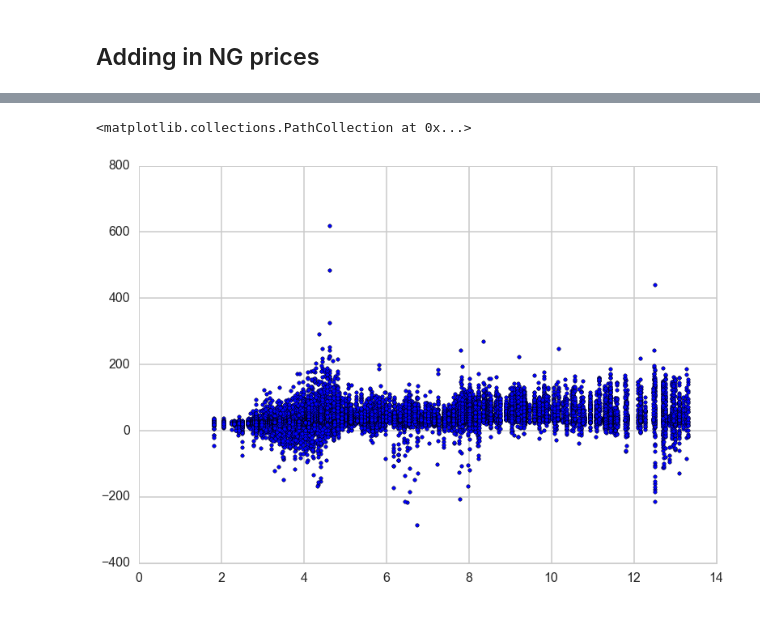
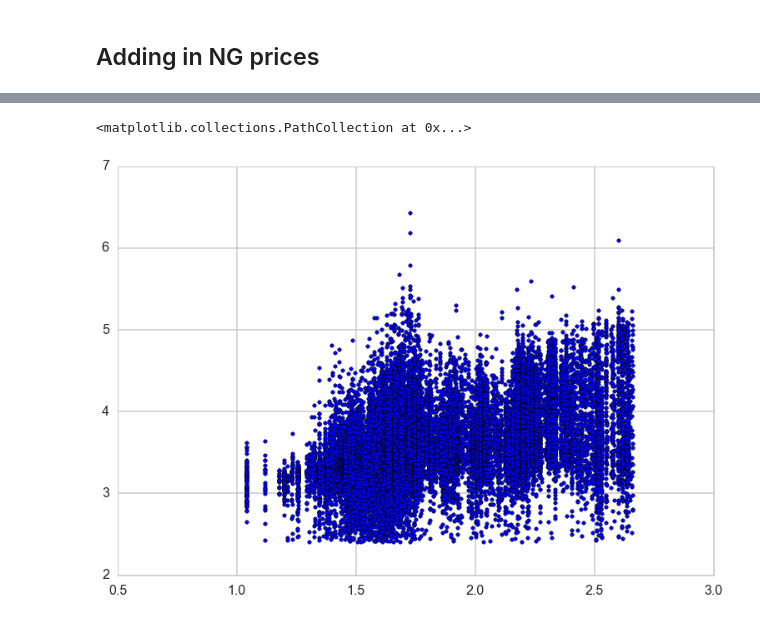
Before and after one commit to dannychua/Electricity-Price-Predictor, a Jupyter notebook: PJM_cleaned.ipynb, the cells around one changed output, grey strips where cells are left out. Cells and saved outputs as stored; diff of their text form; code cells hidden in the pictures.

```diff
--- a/PJM_cleaned.ipynb
+++ b/PJM_cleaned.ipynb
@@ -210,7 +201,8 @@ OLS Regression Results
 | Kurtosis: | 49.933 | Cond. No. | 2.43e+05 |
 # %%
 dflog = df
-dflog['log_lmp'] = np.log(df['lmp'])
-dflog['log_wind'] = np.log(df['wind'])
-dflog['log_load'] = np.log(df['load'])
-dflog['log_ng'] = np.log(df['ng'])
+dflog['log_lmp'] = np.log1p(df['lmp'])
+dflog['log_wind'] = np.log1p(df['wind'])
+dflog['log_load'] = np.log1p(df['load'])
+dflog['log_ng'] = np.log1p(df['ng'])
+dflog = dflog.fillna(0)
@@ -227,10 +209,11 @@ dflog.head()
 # %%
-#y = dflog['log_lmp']
-#x = dflog['log_ng']
-y = dflog['lmp']
-x = dflog['ng']
+dflog = dflog[df['lmp']>10]
+y = dflog['log_lmp']
+x = dflog['log_ng']
+#y = dflog['lmp']
+#x = dflog['ng']
 
 plt.scatter(x,y)
 # %% [output]
 <matplotlib.collections.PathCollection at 0x...>
-[figure, old version]
+[figure, new version]
```
Also changed, not shown: parts of 26 cells of this notebook, 2 other files.
